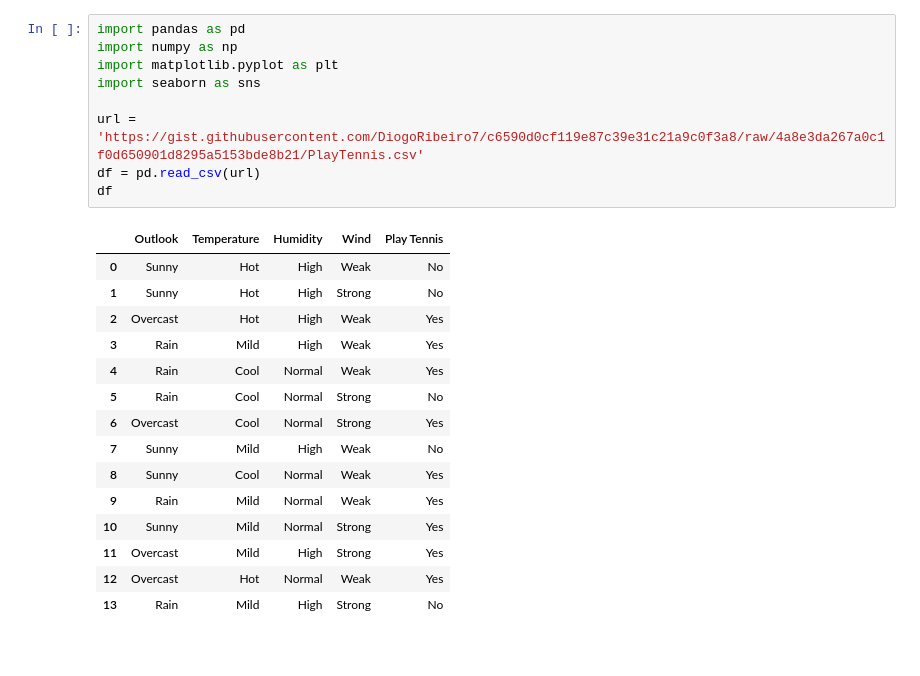
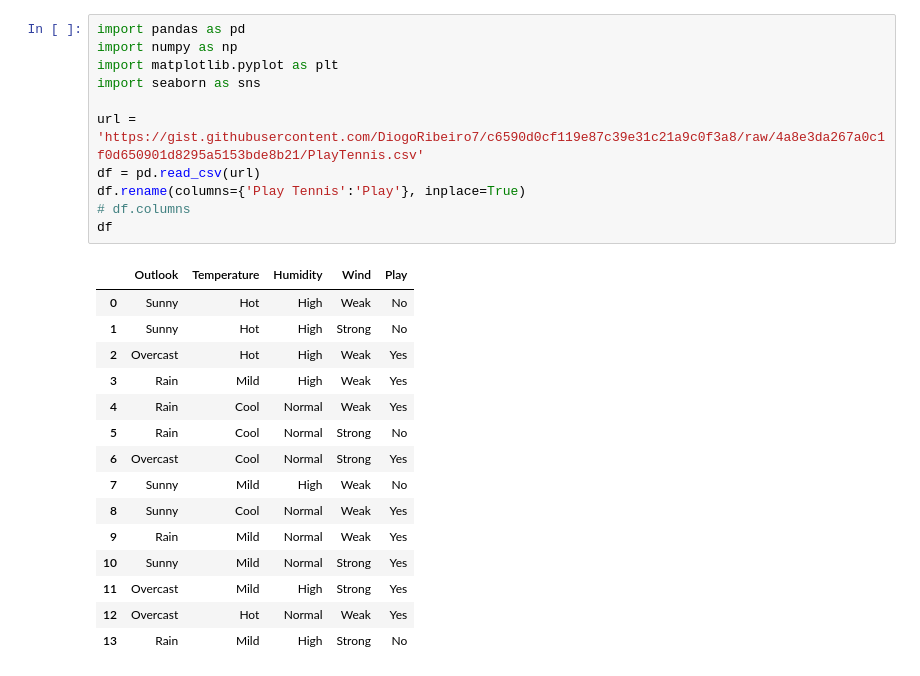
Before and after one commit to Yayawak/Machine-learner, a Jupyter notebook: Sklearn learn/Decision Tree/playTennisOrNot.ipynb, the cells around one changed output. Saved outputs shown, nothing was run; the diff lists cells and outputs as text.

```diff
--- a/Sklearn learn/Decision Tree/playTennisOrNot.ipynb
+++ b/Sklearn learn/Decision Tree/playTennisOrNot.ipynb
@@ -1,14 +1,16 @@
 # %%
 import pandas as pd
 import numpy as np
 import matplotlib.pyplot as plt
 import seaborn as sns
 
 url = 'https://gist.githubusercontent.com/DiogoRibeiro7/c6590d0cf119e87c39e31c21a9c0f3a8/raw/4a8e3da267a0c1f0d650901d8295a5153bde8b21/PlayTennis.csv'
 df = pd.read_csv(url)
+df.rename(columns={'Play Tennis':'Play'}, inplace=True)
+# df.columns
 df
 # %% [output]
-|  | Outlook | Temperature | Humidity | Wind | Play Tennis |
+|  | Outlook | Temperature | Humidity | Wind | Play |
 | 0 | Sunny | Hot | High | Weak | No |
 | 1 | Sunny | Hot | High | Strong | No |
 | 2 | Overcast | Hot | High | Weak | Yes |
```
Also changed, not shown: parts of 28 cells of this notebook, 3 other files.
